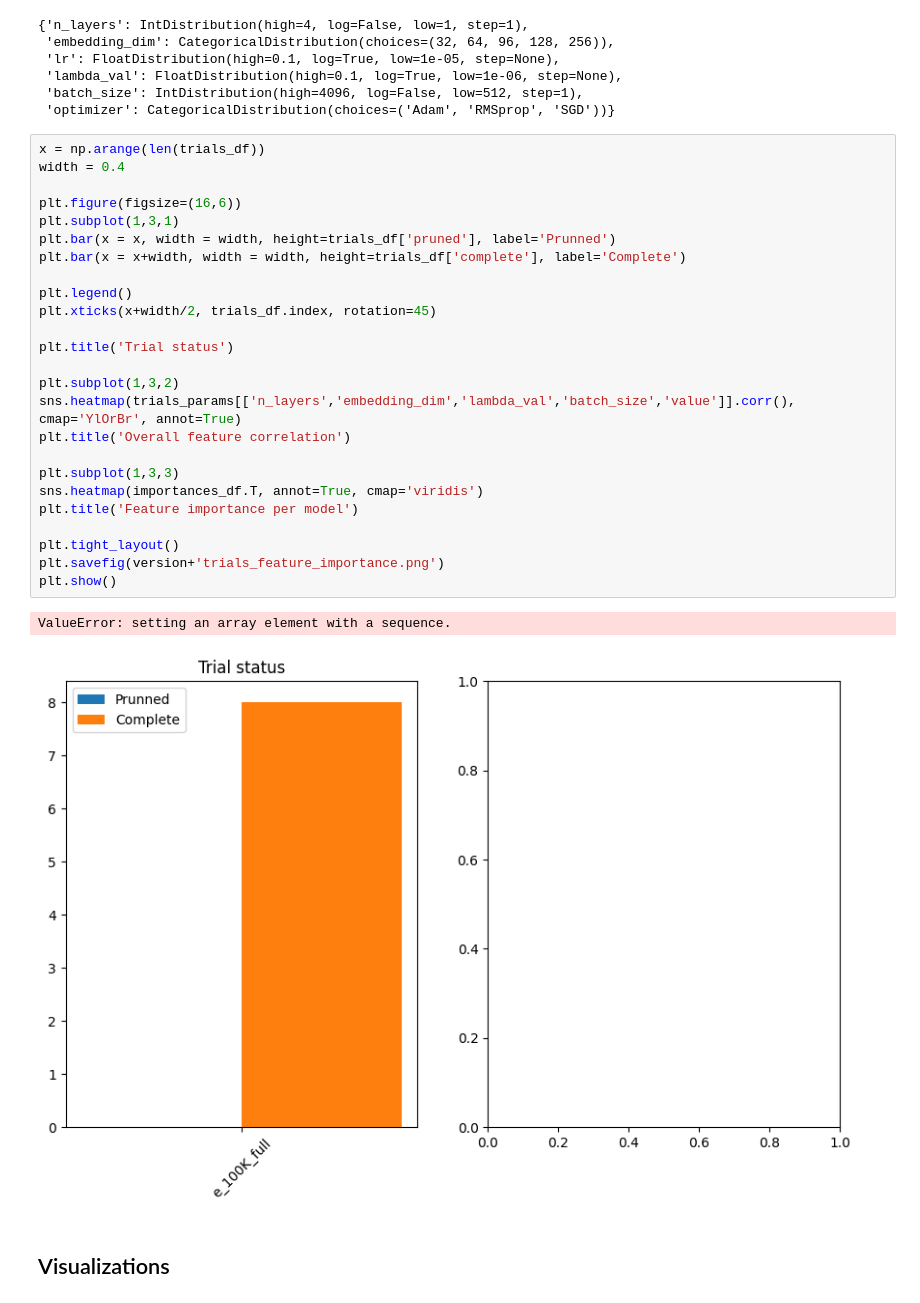
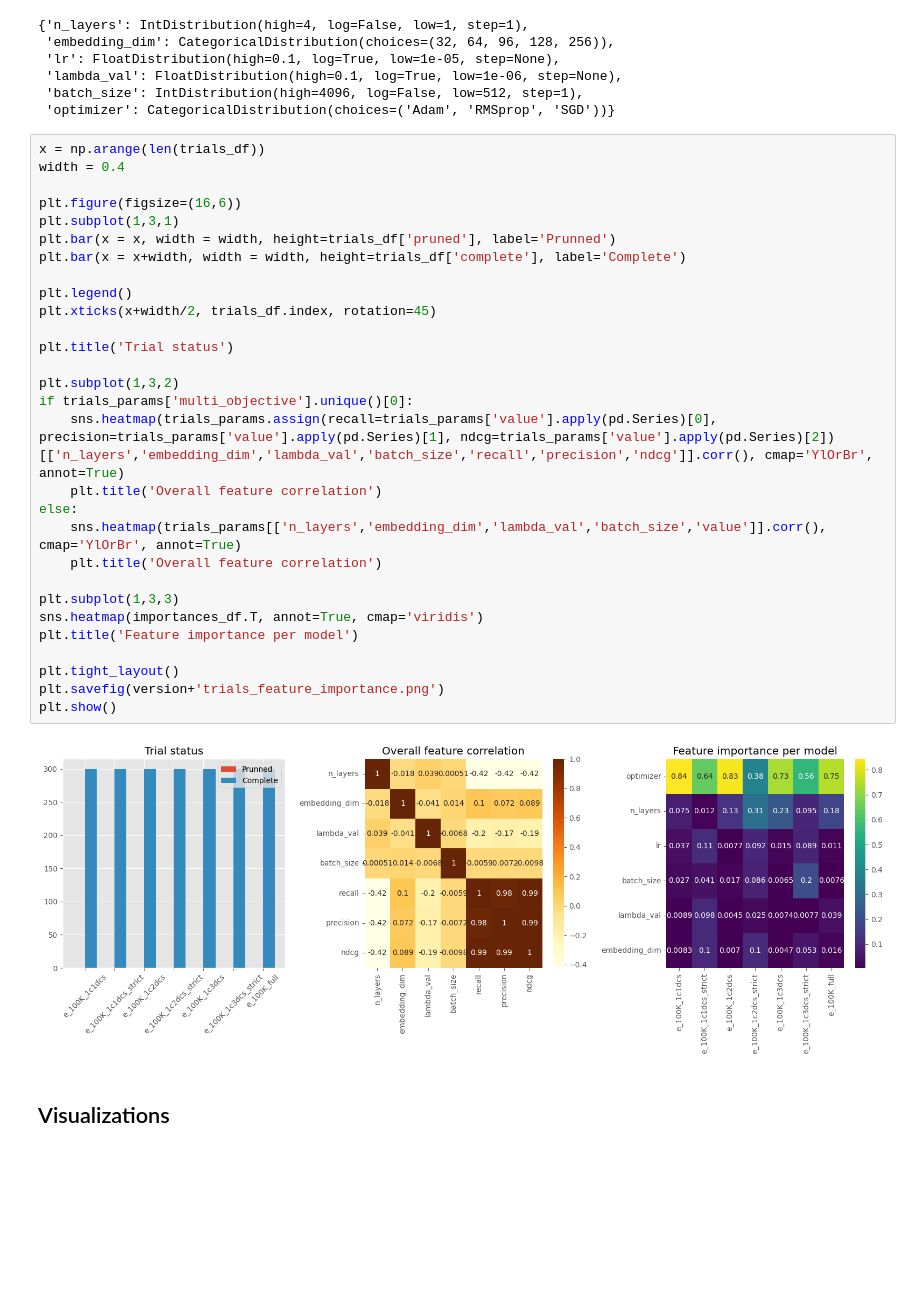
Before and after one commit to paco23ch/gnn-ds, a Jupyter notebook: experiment_analysis.ipynb, the cells around one changed output. Drawn from its saved outputs; the diff is of its cells as text; blank space fills up the shorter version.

Commit message:
Adding 100K for multi-objective

```diff
--- a/experiment_analysis.ipynb
+++ b/experiment_analysis.ipynb
@@ -246,31 +277,34 @@ ranges
 # %%
 x = np.arange(len(trials_df))
 width = 0.4
 
 plt.figure(figsize=(16,6))
 plt.subplot(1,3,1)
 plt.bar(x = x, width = width, height=trials_df['pruned'], label='Prunned')
 plt.bar(x = x+width, width = width, height=trials_df['complete'], label='Complete')
 
 plt.legend()
 plt.xticks(x+width/2, trials_df.index, rotation=45)
 
 plt.title('Trial status')
 
 plt.subplot(1,3,2)
-sns.heatmap(trials_params[['n_layers','embedding_dim','lambda_val','batch_size','value']].corr(), cmap='YlOrBr', annot=True)
-plt.title('Overall feature correlation')
+if trials_params['multi_objective'].unique()[0]:
+    sns.heatmap(trials_params.assign(recall=trials_params['value'].apply(pd.Series)[0], precision=trials_params['value'].apply(pd.Series)[1], ndcg=trials_params['value'].apply(pd.Series)[2])[['n_layers','embedding_dim','lambda_val','batch_size','recall','precision','ndcg']].corr(), cmap='YlOrBr', annot=True)
+    plt.title('Overall feature correlation')
+else:
+    sns.heatmap(trials_params[['n_layers','embedding_dim','lambda_val','batch_size','value']].corr(), cmap='YlOrBr', annot=True)
+    plt.title('Overall feature correlation')
 
 plt.subplot(1,3,3)
 sns.heatmap(importances_df.T, annot=True, cmap='viridis')
 plt.title('Feature importance per model')
 
 plt.tight_layout()
 plt.savefig(version+'trials_feature_importance.png')
 plt.show()
 # %% [output]
-ValueError: setting an array element with a sequence.
-[figure, old version]
+[figure, new version]
 # %% [markdown]
 ## Visualizations
 # %%
```
Also changed, not shown: parts of 19 cells of this notebook, 39 other files.
